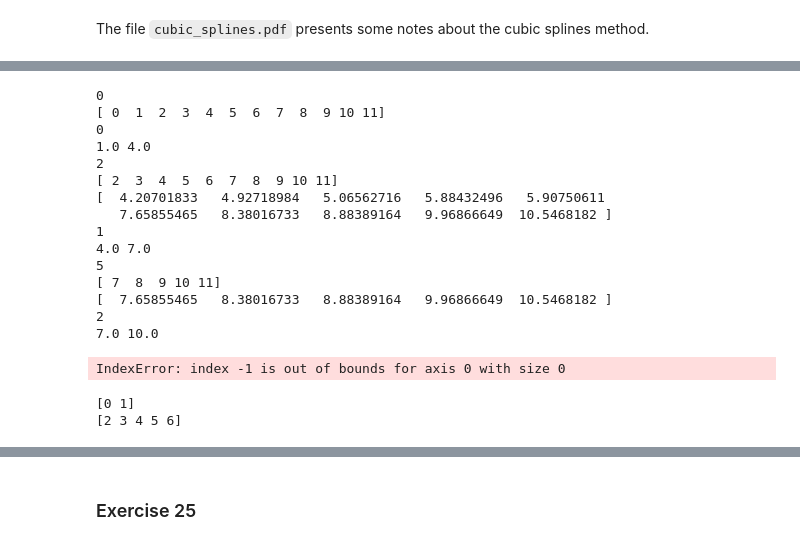
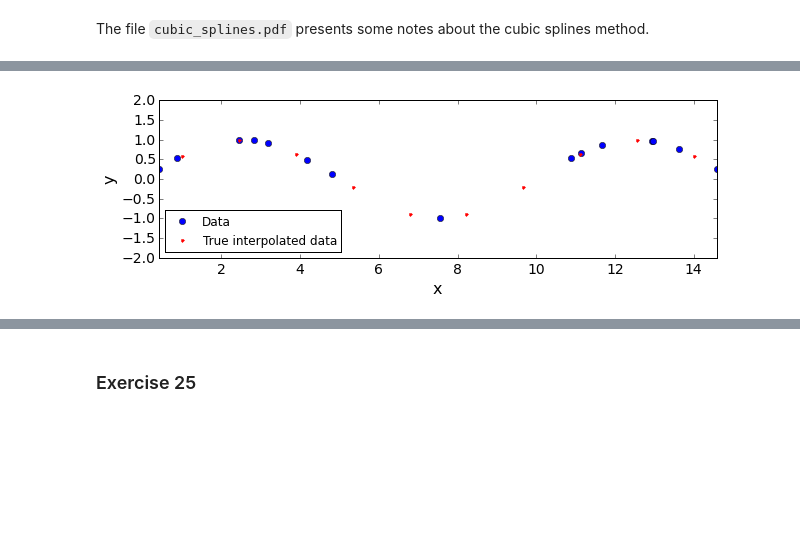
Before and after one commit to birocoles/Disciplina-metodos-computacionais, a Jupyter notebook: Content/cub_splines.ipynb, the cells around one changed output, grey strips where cells are left out. Cells and saved outputs as stored; diff of their text form; code cells hidden in the pictures; blank space fills up the shorter version.

```diff
--- a/Content/cub_splines.ipynb
+++ b/Content/cub_splines.ipynb
@@ -165,46 +113,31 @@ for sp in split:
-# %%
-L = x.size
-L0 = x0.size
-
-indices = np.arange(x0.size)
-split = []
-i0 = 0
-print i0
-print indices
-
-for i, (xi, xi_plus) in enumerate(zip(x[:L-1],x[1:])):
-    print i
-    print xi, xi_plus
-    mask = (x0[i0:] >= xi) & (x0[i0:] < xi_plus)
-    split.append(indices[mask])
-    i0 = indices[mask][-1] + 1
-    if i0 >= L0:
-        break
-    print i0
-    indices = np.delete(indices,
-    print indices
-    x0 = x0[i0:]
-    print x0
-# %% [output]
-0
-[ 0  1  2  3  4  5  6  7  8  9 10 11]
-0
-1.0 4.0
-2
-[ 2  3  4  5  6  7  8  9 10 11]
-[  4.20701833   4.92718984   5.06562716   5.88432496   5.90750611
-   7.65855465   8.38016733   8.88389164   9.96866649  10.5468182 ]
-1
-4.0 7.0
-5
-[ 7  8  9 10 11]
-[  7.65855465   8.38016733   8.88389164   9.96866649  10.5468182 ]
-2
-7.0 10.0
-IndexError: index -1 is out of bounds for axis 0 with size 0
-# %%
-for sp in split:
-    print sp
-# %% [output]
-[0 1]
-[2 3 4 5 6]
+# %%
+L = 15
+
+x = np.sort(np.random.rand(L)*L) # x coordinates of the data
+y = np.sin(2.*np.pi*x/10.)       # data values
+# %%
+xmax = np.max(x)
+xmin = np.min(x)
+
+x0min = np.ceil(xmin)
+x0max = np.floor(xmax)
+nx0 = 10
+
+x0 = np.linspace(x0min,x0max,nx0) # interpolating points
+y0 = np.sin(2.*np.pi*x0/10.)      # true values of the original function at the interpolation points
+# %%
+plt.close('all')
+plt.figure(figsize=(10,10))
+plt.axis('scaled')
+plt.plot(x, y, 'bo', label='Data')
+plt.plot(x0, y0, 'r.', label='True interpolated data')
+plt.xlim(np.min([np.min(x0),np.min(x)]), np.max([np.max(x0),np.max(x)]))
+plt.ylim(-2., 2.)
+plt.xlabel('x', fontsize=16)
+plt.ylabel('y', fontsize=16)
+plt.xticks(fontsize=14)
+plt.yticks(fontsize=14)
+plt.legend(loc='best', numpoints=1, fontsize=12)
+plt.show()
+# %% [output]
+[figure, added]
```
Also changed, not shown: parts of 12 cells of this notebook.
